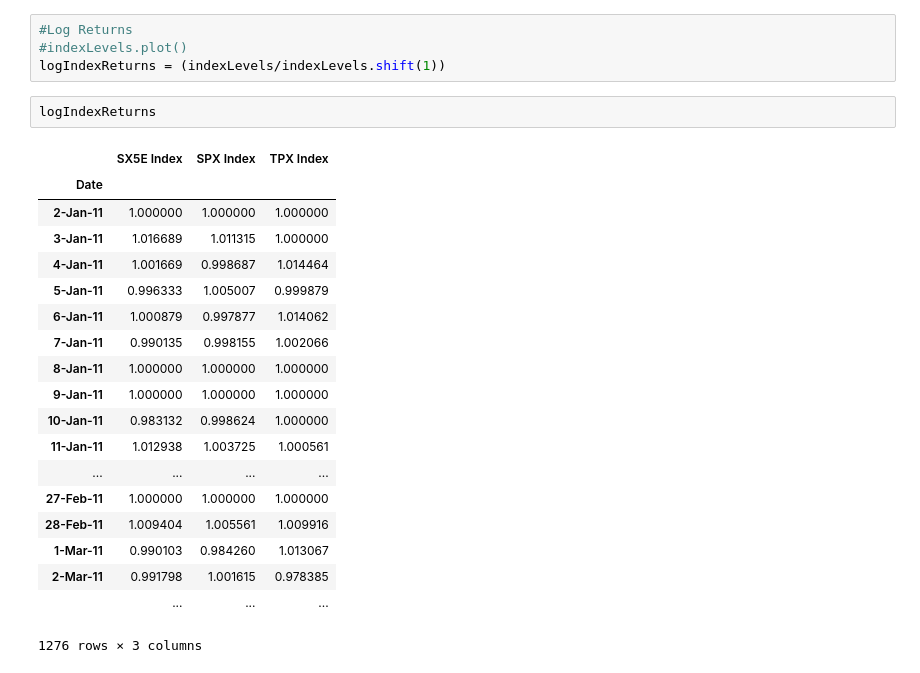
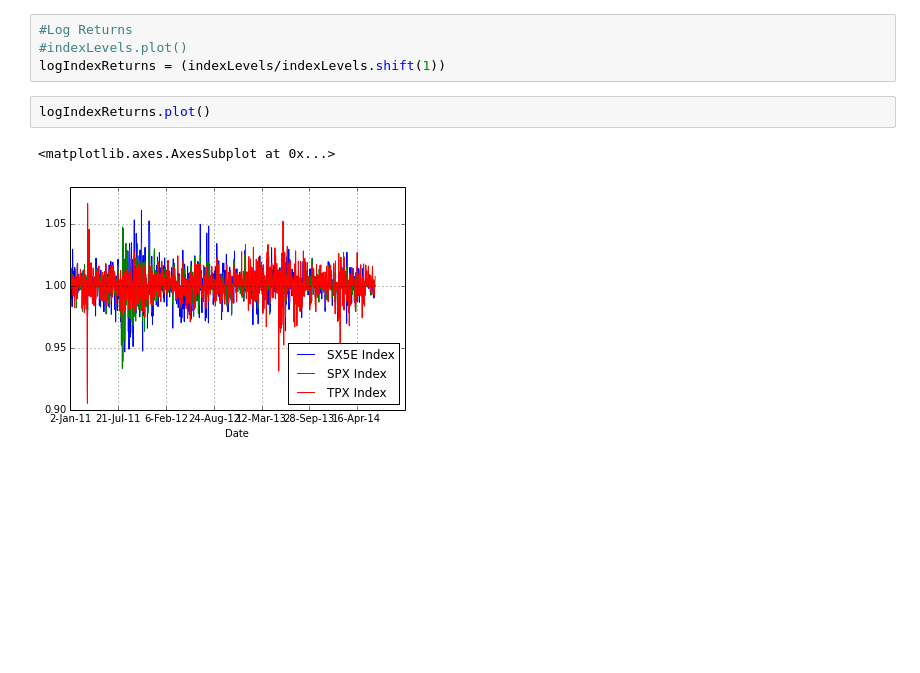
Before and after one commit to ZaighumRajput/IPython, a Jupyter notebook: Finance/FundMapping.ipynb, the cells around one changed output. Saved outputs shown, nothing was run; the diff lists cells and outputs as text; blank space fills up the shorter version.

```diff
--- a/Finance/FundMapping.ipynb
+++ b/Finance/FundMapping.ipynb
@@ -44,24 +44,7 @@ indexLevels
 #indexLevels.plot()
 logIndexReturns = (indexLevels/indexLevels.shift(1))
 # %%
-logIndexReturns
+logIndexReturns.plot()
 # %% [output]
-|  | SX5E Index | SPX Index | TPX Index |
-| Date |  |  |  |
-| 2-Jan-11 | 1.000000 | 1.000000 | 1.000000 |
-| 3-Jan-11 | 1.016689 | 1.011315 | 1.000000 |
-| 4-Jan-11 | 1.001669 | 0.998687 | 1.014464 |
-| 5-Jan-11 | 0.996333 | 1.005007 | 0.999879 |
-| 6-Jan-11 | 1.000879 | 0.997877 | 1.014062 |
-| 7-Jan-11 | 0.990135 | 0.998155 | 1.002066 |
-| 8-Jan-11 | 1.000000 | 1.000000 | 1.000000 |
-| 9-Jan-11 | 1.000000 | 1.000000 | 1.000000 |
-| 10-Jan-11 | 0.983132 | 0.998624 | 1.000000 |
-| 11-Jan-11 | 1.012938 | 1.003725 | 1.000561 |
-| ... | ... | ... | ... |
-| 27-Feb-11 | 1.000000 | 1.000000 | 1.000000 |
-| 28-Feb-11 | 1.009404 | 1.005561 | 1.009916 |
-| 1-Mar-11 | 0.990103 | 0.984260 | 1.013067 |
-| 2-Mar-11 | 0.991798 | 1.001615 | 0.978385 |
-|  | ... | ... | ... |
-1276 rows × 3 columns
+<matplotlib.axes.AxesSubplot at 0x...>
+[figure, added]
```
Also changed, not shown: parts of 6 cells of this notebook, 1 other file.
